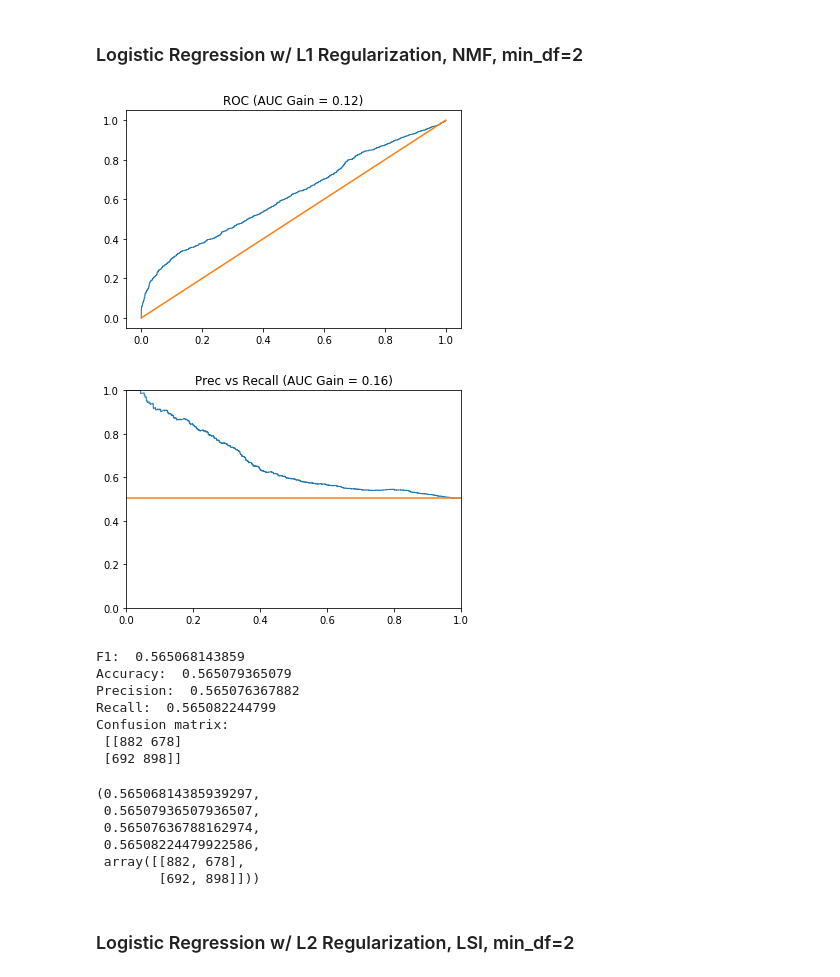
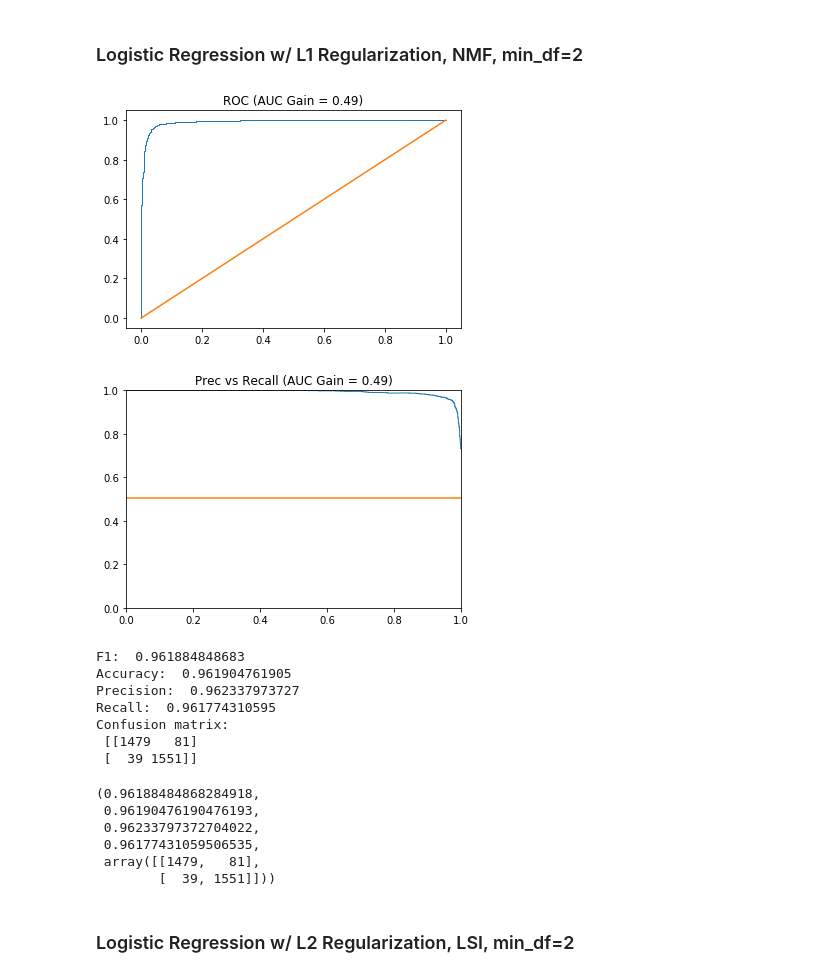
Before and after one commit to jdhurwitz/UCLA-EE219, a Jupyter notebook: Project1/text_classifier.ipynb, the cells around one changed output. Cells and saved outputs as stored; diff of their text form; code cells hidden in the pictures.

```diff
--- a/Project1/text_classifier.ipynb
+++ b/Project1/text_classifier.ipynb
@@ -485,11 +502,11 @@ Confusion matrix:
 <h3> Evaluating the Soft Margin SVM (gamma = 0.001) w/ NMF</h3>
 # %%
 print("Testing SVM w/ NMF min_df=2")
-clf_nmf = SVC(C=0.001, probability=True)
+clf_nmf = SVC(C=0.001, kernel='linear', probability=True)
 clf_nmf.fit(train_nmf, y_train)
 
-y_preds = clf_lsi.predict(test_nmf)
-y_probs = clf_lsi.predict_proba(test_nmf)
+y_preds = clf_nmf.predict(test_nmf)
+y_probs = clf_nmf.predict_proba(test_nmf)
 #plot curves and evaluate
 roc_auc(y_probs, y_test)
 prrc_auc(y_probs, y_test)
@@ -517,14 +534,20 @@ Confusion matrix:
 from sklearn.model_selection import KFold
 from sklearn import cross_validation as cv
 
-def run_kfold(x_train, y_train, x_test, y_test):
+def run_kfold(x_train, y_train, x_test, y_test, clf_type='svm', penalty='l2'):
     kf = KFold(n_splits=5, shuffle=True)
     k_vals = [-3, -2, -1, 0, 1, 2, 3]
     results = []
     for kv in k_vals:
         gamma = 10**(kv)
-        clf = SVC(C=gamma, probability=True)
-        mean = np.mean(cv.cross_val_score(clf, x_train, y_train, cv=5))
+        if(clf_type=='svm'):
+            clf = SVC(C=gamma, kernel='linear', probability=True)
+        elif(clf_type=='logistic_regression'):
+            clf = LogisticRegression(C=gamma, penalty=penalty)
+
+        cv_score = cv.cross_val_score(clf, x_train, y_train, cv=5, scoring='accuracy')
+        mean = np.mean(cv_score)
+        print(cv_score)
         results.append(mean)
     #    print("Mean score for gamma=",gamma," is: ", mean)
 
@@ -536,8 +559,10 @@ def run_kfold(x_train, y_train, x_test, y_test):
     best_k = k_vals[best_index]
     print("Best classifier is k=", best_k, " gamma=", 10**best_k)
 
-    clf_best = SVC(C=(10**best_k))
-    clf_best.fit(x_train, y_train)
-    y_preds = clf_best.predict(x_test)
-    metrics = evaluate(y_preds, y_test)
+
+
+    #clf_best = SVC(C=(10**best_k))
+    #clf_best.fit(x_train, y_train)
+    #y_preds = clf_best.predict(x_test)
+    #metrics = evaluate(y_preds, y_test)
 # %%
@@ -690,11 +709,11 @@ Confusion matrix:
 # %%
-from sklearn.naive_bayes import GaussianNB
-clf = GaussianNB()
-clf.fit(train_nmf, y_train)
+clf = LogisticRegression()
+clf.fit(train_lsi, y_train)
+y_preds = clf.predict(test_lsi)
+y_probs = clf.predict_proba(test_lsi)
 
-y_preds = clf.predict(test_nmf)
 
-#roc_auc(y_probs, y_test)
-#prrc_auc(y_probs, y_test)
+roc_auc(y_probs, y_test)
+prrc_auc(y_probs, y_test)
 evaluate(y_preds, y_test)
 # %% [output]
@@ -782,33 +803,33 @@ Confusion matrix:
 # %%
 """
 TODO: sweep coefficients
 """
 #Regularization L1
 clf_l1_nmf = LogisticRegression(penalty='l1')
 clf_l1_nmf.fit(train_nmf, y_train)
-y_preds_l1_nmf = clf_l1.predict(test_nmf)
-y_probs_l1_nmf = clf_l1.predict_proba(test_nmf)
+y_preds_l1_nmf = clf_l1_nmf.predict(test_nmf)
+y_probs_l1_nmf = clf_l1_nmf.predict_proba(test_nmf)
 
 
 roc_auc(y_probs_l1_nmf, y_test)
 prrc_auc(y_probs_l1_nmf, y_test)
 evaluate(y_preds_l1_nmf, y_test)
 # %% [output]
-[figure, old version]
+[figure, new version]
-[figure, old version]
+[figure, new version]
-F1:  0.565068143859
-Accuracy:  0.565079365079
-Precision:  0.565076367882
-Recall:  0.565082244799
+F1:  0.961884848683
+Accuracy:  0.961904761905
+Precision:  0.962337973727
+Recall:  0.961774310595
 Confusion matrix:
- [[882 678]
- [692 898]]
+ [[1479   81]
+ [  39 1551]]
-(0.56506814385939297,
- 0.56507936507936507,
- 0.56507636788162974,
- 0.56508224479922586,
- array([[882, 678],
-        [692, 898]]))
+(0.96188484868284918,
+ 0.96190476190476193,
+ 0.96233797372704022,
+ 0.96177431059506535,
+ array([[1479,   81],
+        [  39, 1551]]))
 # %% [markdown]
 <h3> Logistic Regression w/ L2 Regularization, LSI, min_df=2 </h3>
 # %%
```
Also changed, not shown: parts of 35 cells of this notebook, 1 other file.
